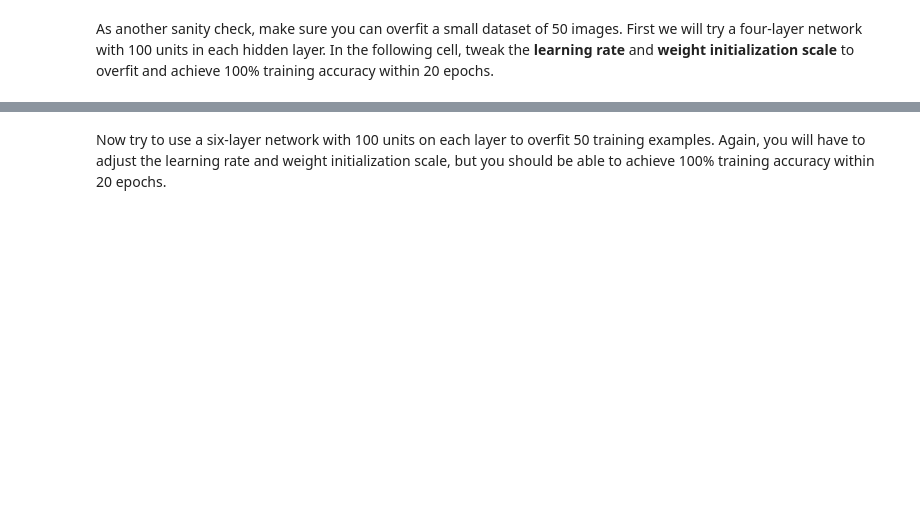
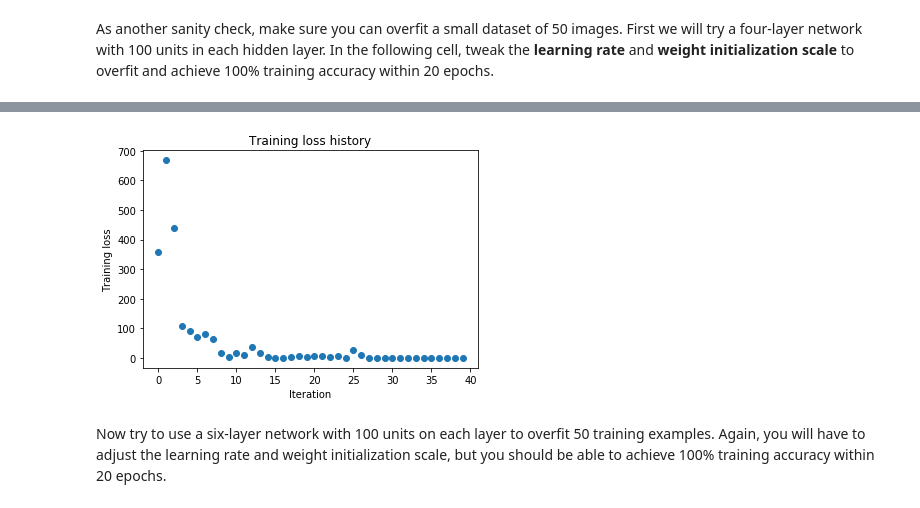
Before and after one commit to Salazar-Prime/Shallow_learn, a Jupyter notebook: HW2/FullyConnectedNets.ipynb, the cells around one changed output, grey strips where cells are left out. Saved outputs shown, nothing was run; the diff lists cells and outputs as text; code cells hidden in the pictures; blank space fills up the shorter version.

```diff
--- a/HW2/FullyConnectedNets.ipynb
+++ b/HW2/FullyConnectedNets.ipynb
@@ -434,8 +496,8 @@ small_data = {
   'y_val': data['y_val'],
 }
 
-weight_scale = 1e-1  # Experiment with this to make sure that the error goes to zero!
-learning_rate = 1e-1  # Experiment with this to make sure that the error goes to zero!
+weight_scale = 1.3e-1  # Experiment with this to make sure that the error goes to zero!
+learning_rate = 1e-3  # Experiment with this to make sure that the error goes to zero!
 
 model = FullyConnectedNet([100, 100, 100],
               weight_scale=weight_scale, dtype=np.float64)
@@ -453,3 +515,4 @@ plt.title('Training loss history')
 plt.xlabel('Iteration')
 plt.ylabel('Training loss')
 plt.show()
+# %% [output]
@@ -456,3 +536,4 @@ plt.show()
+[figure, added]
 # %% [markdown]
 Now try to use a six-layer network with 100 units on each layer to overfit 50 training examples. Again, you will have to adjust the learning rate and weight initialization scale, but you should be able to achieve 100% training accuracy within 20 epochs.
 # %%
```
Also changed, not shown: parts of 6 cells of this notebook, 1 other file.
